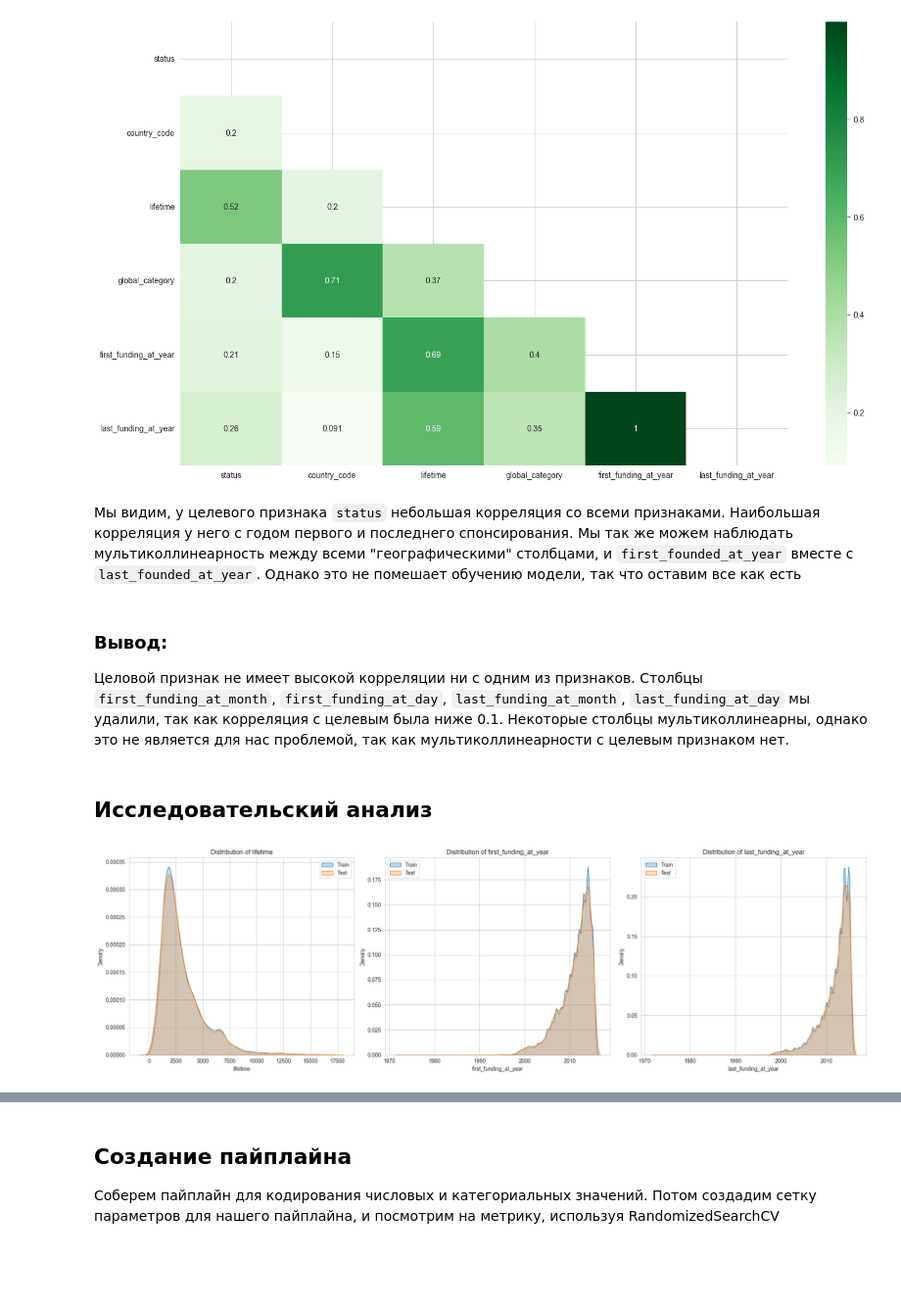
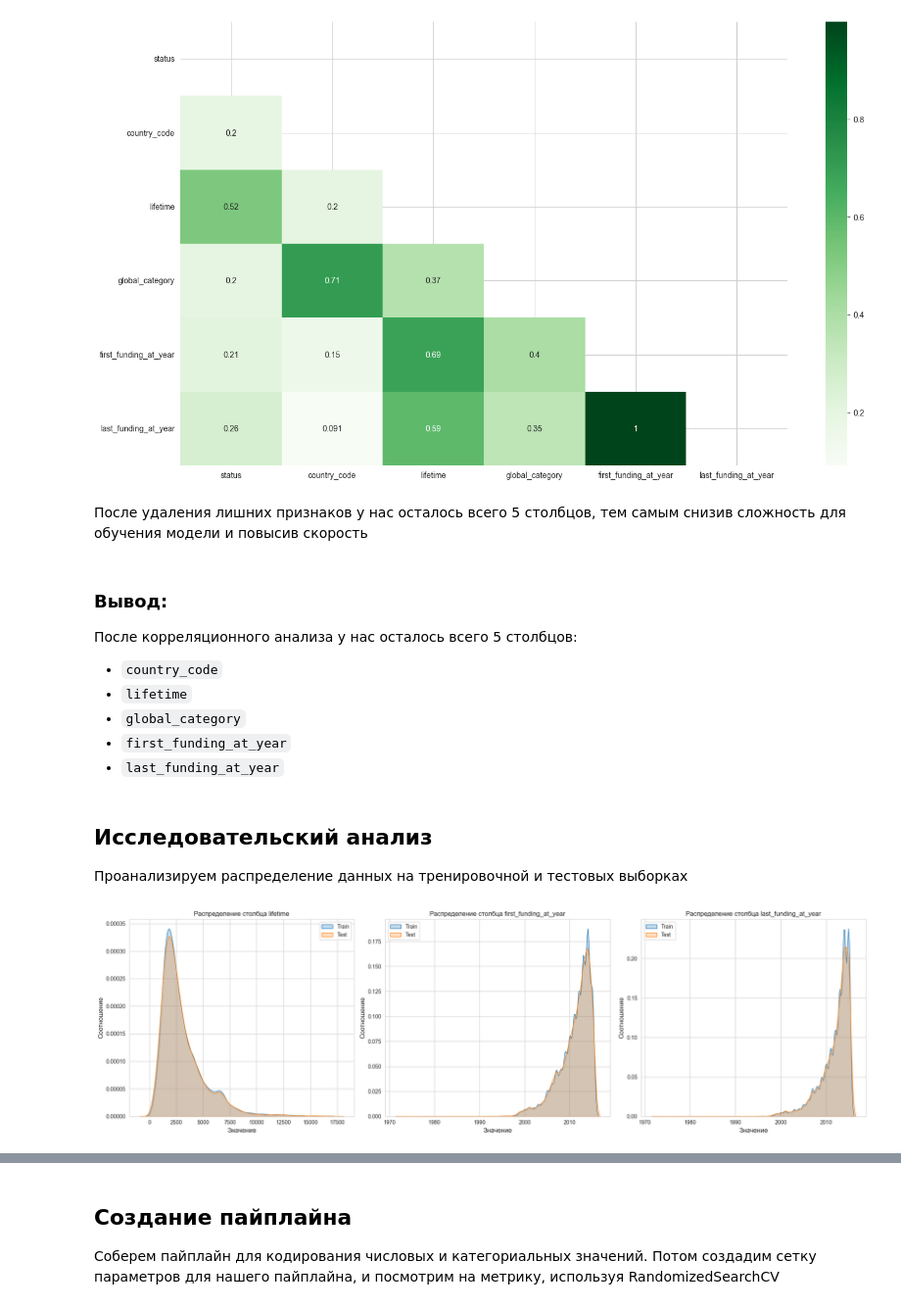
Before and after one commit to Moncervers/startup_closure_prediction, a Jupyter notebook: startup_close_prediction.ipynb, the cells around one changed output, grey strips where cells are left out. Shown at 98% size. Saved outputs shown, nothing was run; the diff lists cells and outputs as text; code cells hidden in the pictures; blank space fills up the shorter version.

```diff
--- a/startup_close_prediction.ipynb
+++ b/startup_close_prediction.ipynb
@@ -83,14 +77,22 @@ RANDOM_STATE = 42
 # %% [markdown]
  ## Загрузка и проверка данных
 # %%
+try:
+    # Импортируем тренировочный датасет
+    df = pd.read_csv('data/startup_train.csv',
+                     parse_dates=['founded_at', 'first_funding_at', 'last_funding_at', 'closed_at'])
 
-# Импортируем тренировочный датасет
-df = pd.read_csv('data/startup_train.csv',
-                 parse_dates=['founded_at', 'first_funding_at', 'last_funding_at', 'closed_at'])
+    # Импортируем тестовый датасет
+    test_df = pd.read_csv('data/startup_test.csv',
+                          parse_dates=['first_funding_at', 'last_funding_at'])
+except:
+    # Импортируем тренировочный датасет
+    df = pd.read_csv('Startups Operations Close Predictions/kaggle_startups_train_28062024.csv',
+                     parse_dates=['founded_at', 'first_funding_at', 'last_funding_at', 'closed_at'])
 
-# Импортируем тестовый датасет
-test_df = pd.read_csv('data/startup_test.csv',
-                      parse_dates=['first_funding_at', 'last_funding_at'])
+    # Импортируем тестовый датасет
+    test_df = pd.read_csv('Startups Operations Close Predictions/kaggle_startups_test_28062024.csv',
+                          parse_dates=['first_funding_at', 'last_funding_at'])
 # %%
 # Выводим информацию о тренировочном датасете
 print(df.info())
@@ -883,30 +744,38 @@ plt.show()
 # %% [output]
 [figure]
 # %% [markdown]
-Мы видим, у целевого признака `status` небольшая корреляция со всеми признаками. Наибольшая корреляция у него с годом первого и последнего спонсирования. Мы так же можем наблюдать мультиколлинеарность между всеми "географическими" столбцами, и `first_founded_at_year` вместе с `last_founded_at_year`. Однако это не помешает обучению модели, так что оставим все как есть
+После удаления лишних признаков у нас осталось всего 5 столбцов, тем самым снизив сложность для обучения модели и повысив скорость
 # %% [markdown]
 ### Вывод:
 
-Целовой признак не имеет высокой корреляции ни с одним из признаков. Столбцы `first_funding_at_month`, `first_funding_at_day`, `last_funding_at_month`, `last_funding_at_day` мы удалили, так как корреляция с целевым была ниже 0.1. Некоторые столбцы мультиколлинеарны, однако это не является для нас проблемой, так как мультиколлинеарности с целевым признаком нет.
+После корреляционного анализа у нас осталось всего 5 столбцов:
+- `country_code`
+- `lifetime`
+- `global_category`
+- `first_funding_at_year`
+- `last_funding_at_year`
 # %% [markdown]
 ## Исследовательский анализ
+
+Проанализируем распределение данных на тренировочной и тестовых выборках
 # %%
 num_col_names = ['lifetime', 'first_funding_at_year', 'last_funding_at_year']
 cat_col_names = ['country_code', 'global_category']
 # %%
-# Создаем фигуру с одной строкой и тремя столбцами
 fig, axes = plt.subplots(nrows=1, ncols=3, figsize=(20, 6))
 
 # Проходим по всем числовым признакам
 for i, col in enumerate(num_col_names):
     # Строим KDE-графики для тренировочных и тестовых данных
     sns.kdeplot(df_processed[col], label='Train', fill=True, ax=axes[i])
     sns.kdeplot(test_df_processed[col], label='Test', fill=True, ax=axes[i])
 
-    axes[i].set_title(f'Distribution of {col}')
+    axes[i].set_title(f'Распределение столбца {col}')
+    axes[i].set_ylabel('Соотношение', fontsize=12)
+    axes[i].set_xlabel('Значение', fontsize=12)
     axes[i].legend()
 
 plt.tight_layout()
 plt.show()
 # %% [output]
-[figure, old version]
+[figure, new version]
```
Also changed, not shown: parts of 63 cells of this notebook, 1 other file.
